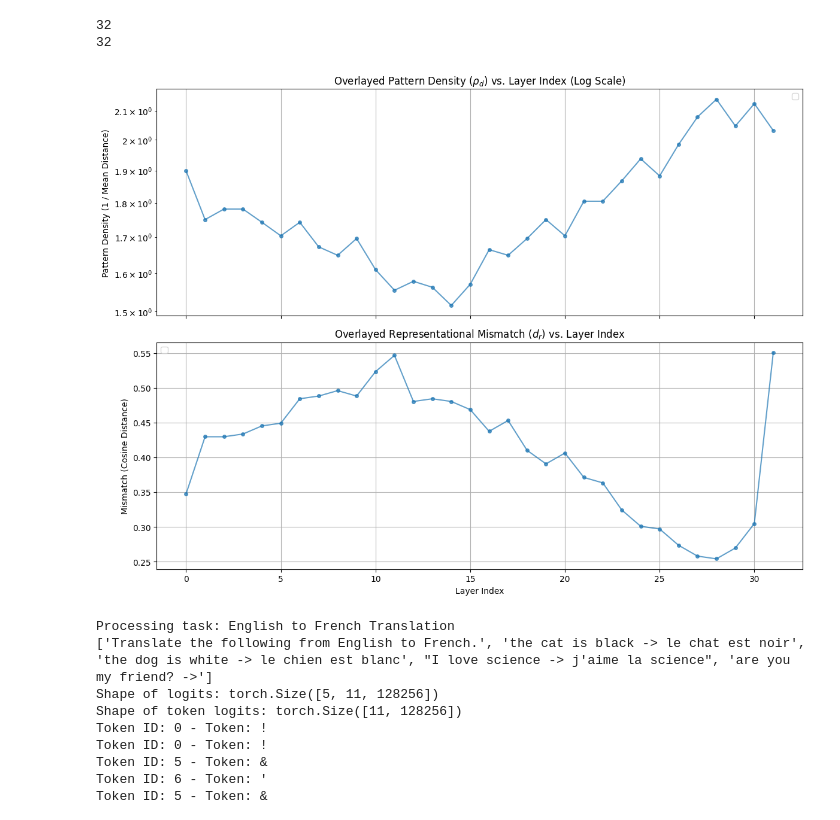
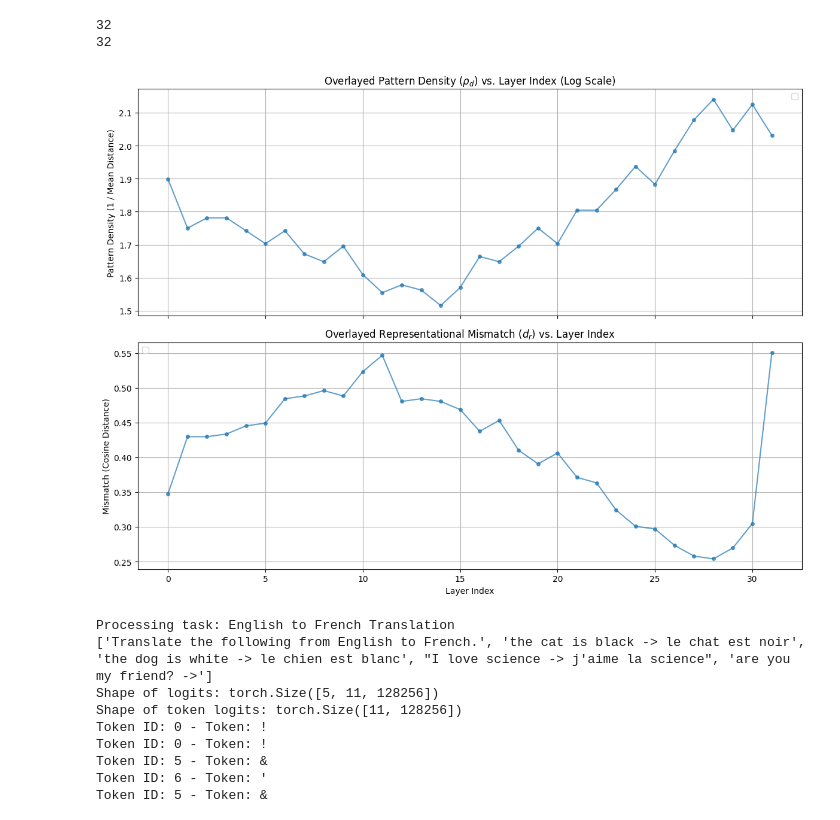
Before and after one commit to eeen17/ucct, a Jupyter notebook: explore.ipynb, the cells around one changed output. Saved outputs shown, nothing was run; the diff lists cells and outputs as text; code cells hidden in the pictures.

```diff
--- a/explore.ipynb
+++ b/explore.ipynb
@@ -252,12 +360,17 @@ def pairwise_cosine_distance(vectors):
     # We only want the unique pairwise distances, which are in the upper
     # triangle of the matrix (excluding the diagonal).
     # Get the indices of the upper triangle
-    upper_triangle_indices = torch.triu_indices(distance_matrix.shape[0], distance_matrix.shape[1], offset=1)
+    upper_triangle_indices = torch.triu_indices(
+        distance_matrix.shape[0], distance_matrix.shape[1], offset=1
+    )
 
     # Extract the values and calculate the mean
-    pairwise_distances = distance_matrix[upper_triangle_indices[0], upper_triangle_indices[1]]
+    pairwise_distances = distance_matrix[
+        upper_triangle_indices[0], upper_triangle_indices[1]
+    ]
 
     return torch.mean(pairwise_distances)
+
 
 rho_d_by_layer = []
 d_r_by_layer = []
@@ -266,10 +379,10 @@ for i in range(num_layers):
     # print(f"layer {i}")
     layer_hidden_states = all_layer_outputs[i]
 
-    l, u = task_indices
-    task_vecs = layer_hidden_states[0, l:u, :]
-    l, u = examples_indices
-    example_vecs = layer_hidden_states[0, l:u, :]
+    lower, length = task_indices
+    task_vecs = layer_hidden_states[0, lower:length, :]
+    lower, length = examples_indices
+    example_vecs = layer_hidden_states[0, lower:length, :]
     # print(task_vecs.shape)
     # print(example_vecs.shape)
     # Calculate Pattern Density (rho_d)
@@ -286,7 +399,9 @@ for i in range(num_layers):
     # print(pattern_centroid.shape)
     # print()
     task_centroid = torch.mean(task_vecs, dim=0)
-    d_r = 1 - torch.nn.functional.cosine_similarity(task_centroid, pattern_centroid, dim=0)
+    d_r = 1 - torch.nn.functional.cosine_similarity(
+        task_centroid, pattern_centroid, dim=0
+    )
     d_r_by_layer.append(d_r.item())
 # %%
 print(len(rho_d_by_layer))
@@ -307,28 +422,30 @@ d_r_values = d_r_by_layer
 fig, (ax1, ax2) = plt.subplots(2, 1, figsize=(12, 9), sharex=True)
 
 # Plot Pattern Density for this task
-ax1.plot(layer_indices, rho_d_values, marker='o', markersize=4, linestyle='-', alpha=0.7)
+ax1.plot(
+    layer_indices, rho_d_values, marker="o", markersize=4, linestyle="-", alpha=0.7
+)
 
 # Plot Representational Mismatch for this task
-ax2.plot(layer_indices, d_r_values, marker='o', markersize=4, linestyle='-', alpha=0.7)
+ax2.plot(layer_indices, d_r_values, marker="o", markersize=4, linestyle="-", alpha=0.7)
 
 # --- Configure the plots ---
 
 # Configure Plot 1: Pattern Density
-ax1.set_title('Overlayed Pattern Density ($\\rho_d$) vs. Layer Index')
-ax1.set_ylabel('Pattern Density (1 / Mean Distance)')
-ax1.legend(loc='upper right')
+ax1.set_title("Overlayed Pattern Density ($\\rho_d$) vs. Layer Index")
+ax1.set_ylabel("Pattern Density (1 / Mean Distance)")
+ax1.legend(loc="upper right")
 ax1.grid(True)
 # Set a log scale for better visibility if early values are very high
-ax1.set_yscale('log')
-ax1.set_title('Overlayed Pattern Density ($\\rho_d$) vs. Layer Index (Log Scale)')
+# ax1.set_yscale('log')
+ax1.set_title("Overlayed Pattern Density ($\\rho_d$) vs. Layer Index (Log Scale)")
 
 
 # Configure Plot 2: Representational Mismatch
-ax2.set_title('Overlayed Representational Mismatch ($d_r$) vs. Layer Index')
-ax2.set_ylabel('Mismatch (Cosine Distance)')
-ax2.set_xlabel('Layer Index')
-ax2.legend(loc='upper left')
+ax2.set_title("Overlayed Representational Mismatch ($d_r$) vs. Layer Index")
+ax2.set_ylabel("Mismatch (Cosine Distance)")
+ax2.set_xlabel("Layer Index")
+ax2.legend(loc="upper left")
 ax2.grid(True)
 
 # Show the plot
@@ -389,34 +506,34 @@ plt.show()
 
 #     # Plot Pattern Density for this task
 #     ax1.plot(layer_indices, rho_d_values, marker='o', markersize=4, linestyle='-', alpha=0.7, color=colors[i], label=task_name)
 
 #     # Plot Representational Mismatch for this task
 #     ax2.plot(layer_indices, d_r_values, marker='o', markersize=4, linestyle='-', alpha=0.7, color=colors[i], label=task_name)
 
 # # --- Configure the plots ---
 
 # # Configure Plot 1: Pattern Density
 # ax1.set_title('Overlayed Pattern Density ($\\rho_d$) vs. Layer Index')
 # ax1.set_ylabel('Pattern Density (1 / Mean Distance)')
 # ax1.legend(loc='upper right')
 # ax1.grid(True)
 # # Set a log scale for better visibility if early values are very high
 # ax1.set_yscale('log')
 # ax1.set_title('Overlayed Pattern Density ($\\rho_d$) vs. Layer Index (Log Scale)')
 
 
 # # Configure Plot 2: Representational Mismatch
 # ax2.set_title('Overlayed Representational Mismatch ($d_r$) vs. Layer Index')
 # ax2.set_ylabel('Mismatch (Cosine Distance)')
 # ax2.set_xlabel('Layer Index')
 # ax2.legend(loc='upper left')
 # ax2.grid(True)
 
 # # Show the plot
 # plt.tight_layout()
 # plt.show()
 # %% [output]
-[figure, old version]
+[figure, new version]
 # %%
 # --- Step 3: Iterate Through Tasks and Collect Data ---
 for task in task_suite:
```
Also changed, not shown: parts of 13 cells of this notebook.
